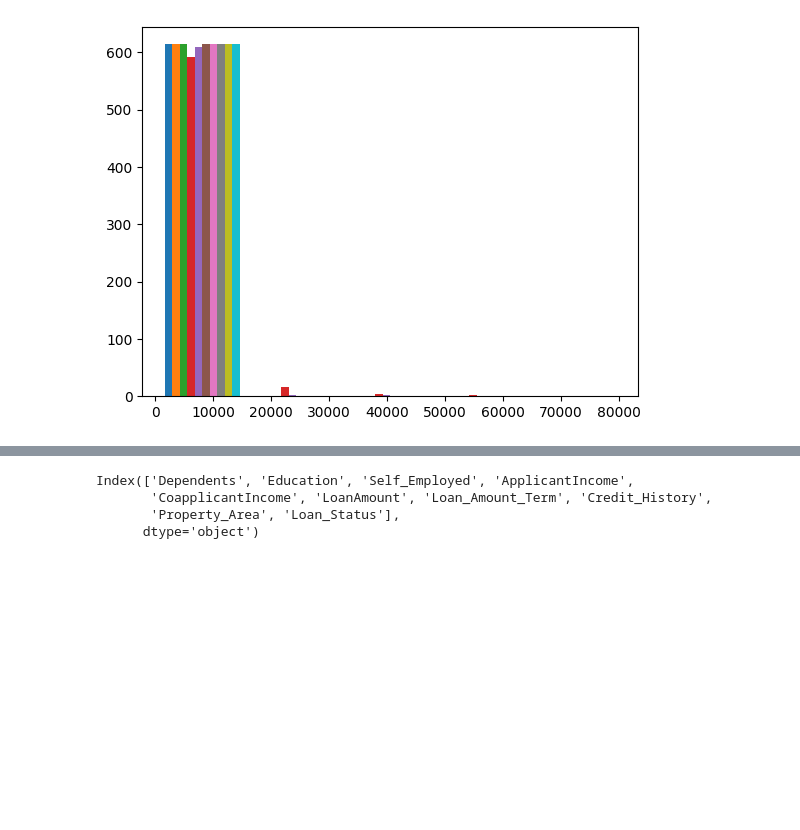
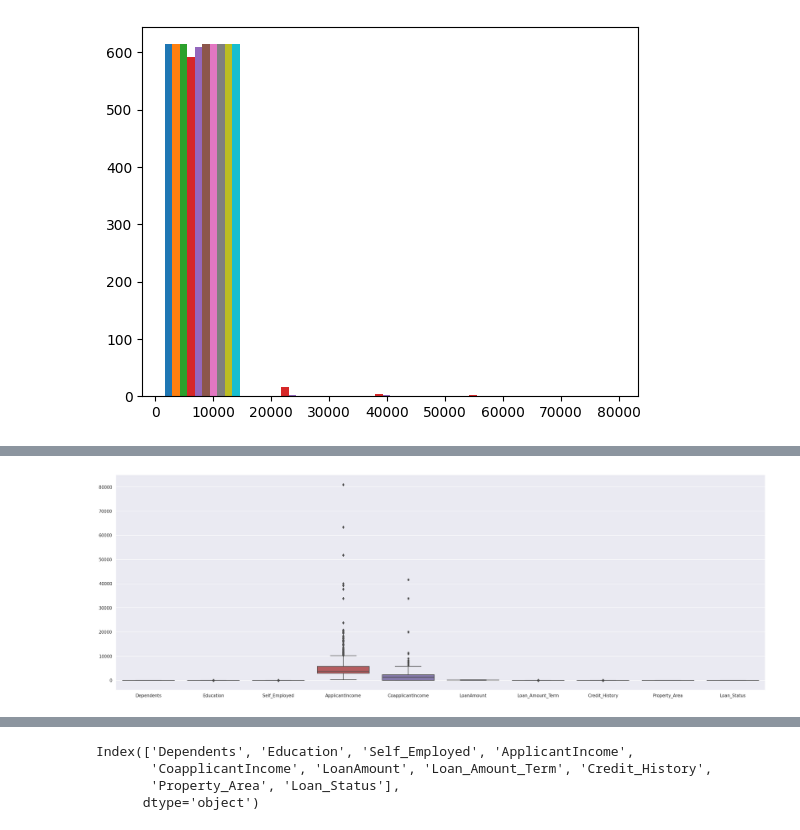
Before and after one commit to moiz02/DS, a Jupyter notebook: DS-main/DS_Project.ipynb, the cells around one changed output, grey strips where cells are left out. Saved outputs shown, nothing was run; the diff lists cells and outputs as text; code cells hidden in the pictures; blank space fills up the shorter version.

```diff
--- a/DS-main/DS_Project.ipynb
+++ b/DS-main/DS_Project.ipynb
@@ -180,0 +195,5 @@ plt.hist(df,bins=5)
+# %%
+sns.boxplot(df)
+sns.set(rc={'figure.figsize':(30, 200)})
+# %% [output]
+[figure, added]
```
Also changed, not shown: parts of 3 cells of this notebook.
